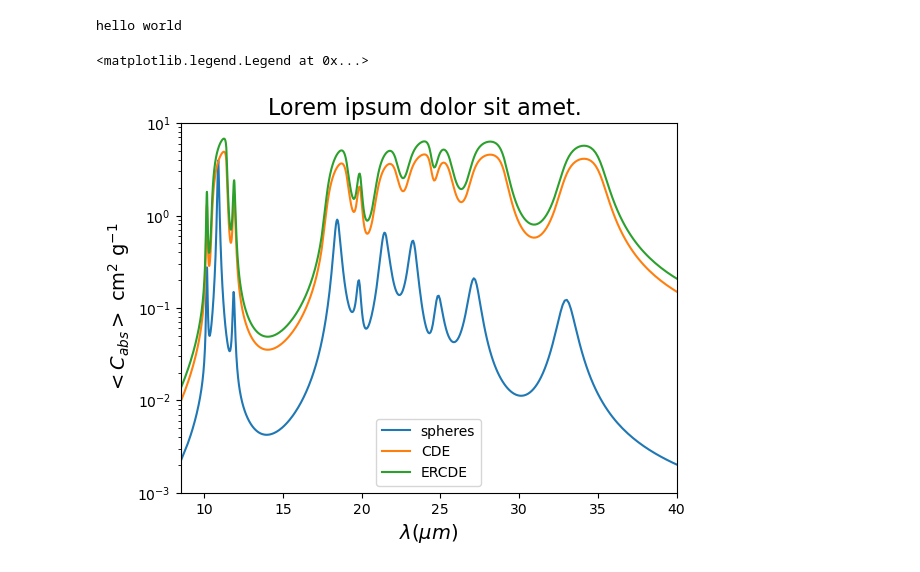
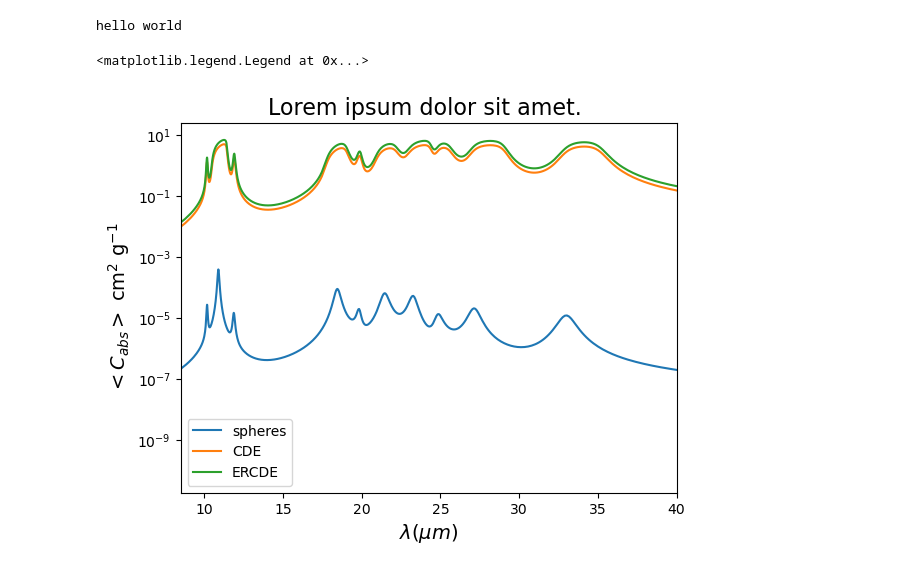
Before and after one commit to mxwlll/Sean-Dusty, a Jupyter notebook: probability_shape_distributions.ipynb, the cells around one changed output. Drawn from its saved outputs; the diff is of its cells as text; code cells hidden in the pictures.

```diff
--- a/probability_shape_distributions.ipynb
+++ b/probability_shape_distributions.ipynb
@@ -195,7 +196,7 @@ This took 21.600193738937378 seconds to run
 # %%
 cabs_spheres = []
 for j in range(len(m)):
-    cabs_spheres.append((2 * np.pi / (1e-4*wavelen[j]))*v_avg*np.imag(3*(m[j]**2 - 1)/(m[j]**2 + 2)))
+    cabs_spheres.append((2 * np.pi / (wavelen[j]))*v_avg*np.imag(3*(m[j]**2 - 1)/(m[j]**2 + 2)))
 cabs_sph_array = np.array((cabs_spheres))
 # %% [markdown]
 ### Here is where everything culminates. It gives us our required data in a table that can be input into DUSTY
@@ -233,14 +234,14 @@ plt.close('all')
 # %%
 fig, ax = plt.subplots()
 title = 'Lorem ipsum dolor sit amet. '
-ax.set(xscale='linear', yscale='log', xlim=(8.5,40), ylim=(0.001, 10))
+ax.set(xscale='linear', yscale='log', xlim=(8.5,40))
 ax.set_title(title, fontsize=16)
 ax.set_xlabel(r'$\lambda (\mu m)$', fontsize=14)
 ax.set_ylabel(r'$<C_{abs}>$ cm$^{2}$ g$^{-1}$', fontsize=14)
 ax.plot(wavelen, cabs_sph_array, label='spheres')
 ax.plot(wavelen, np.array((cabs_cde)), label='CDE')
 ax.plot(wavelen, np.array((cabs_ercde)), label='ERCDE')
 ax.legend()
 # %% [output]
 <matplotlib.legend.Legend at 0x...>
-[figure, old version]
+[figure, new version]
```
Also changed, not shown: parts of 4 cells of this notebook.
